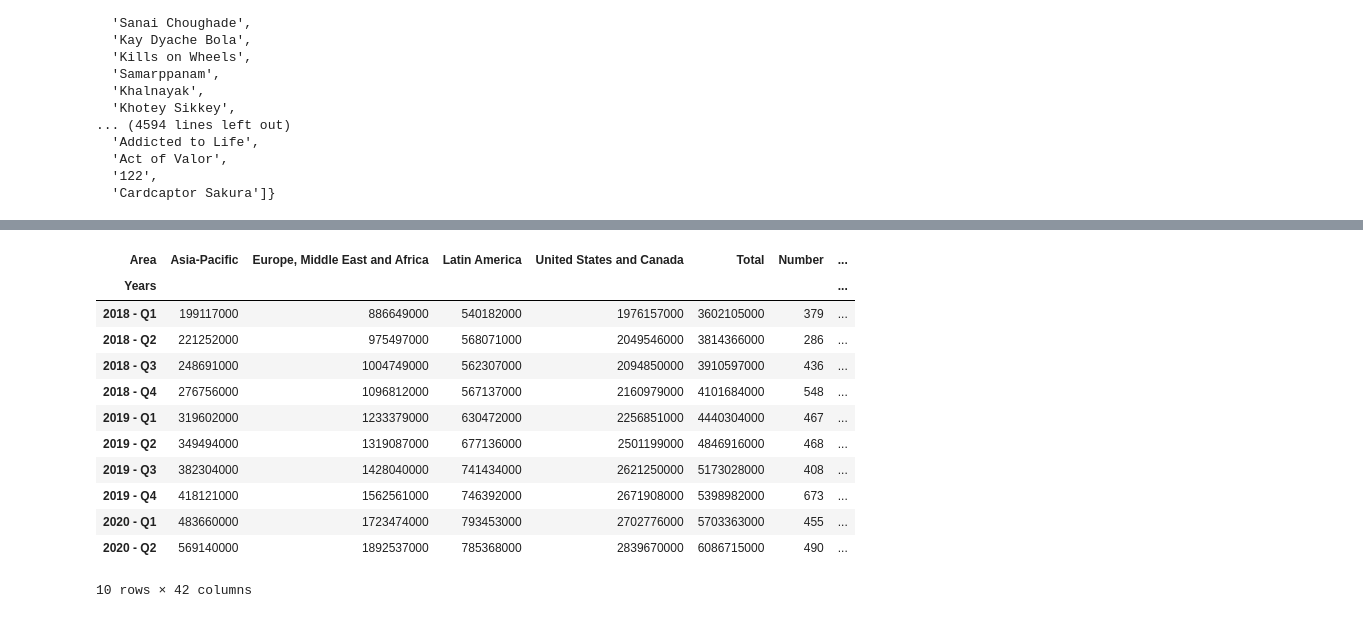
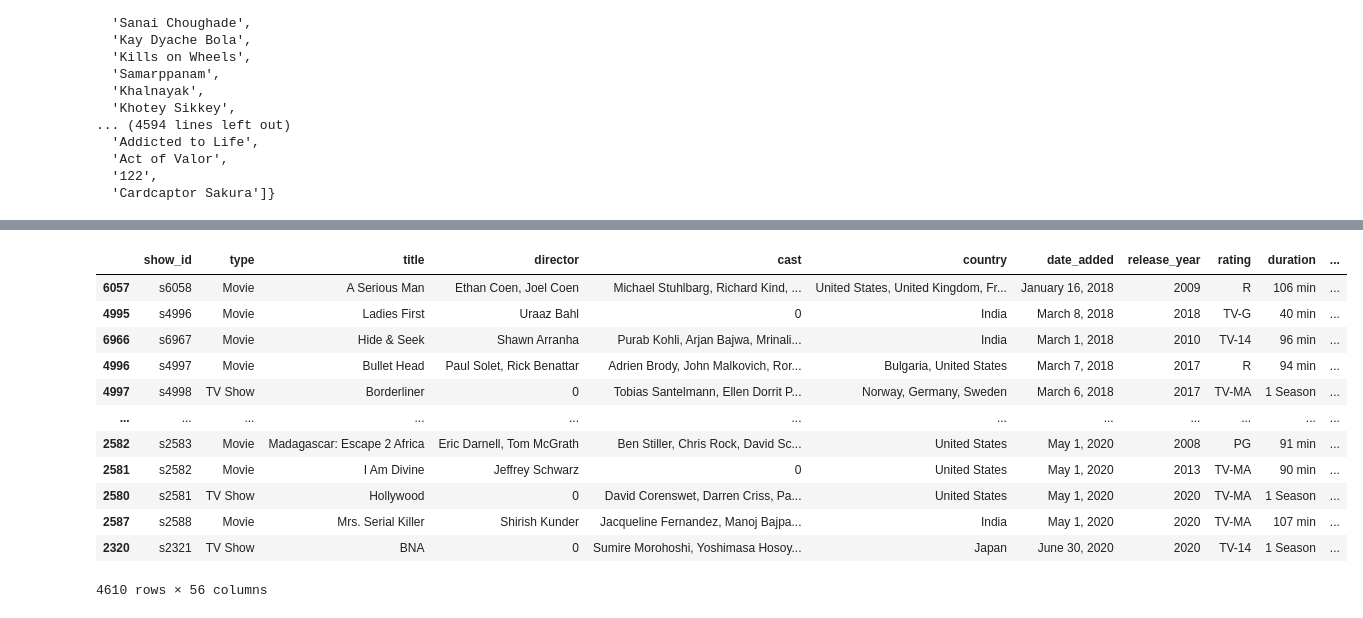
Before and after one commit to Yeyeong99/Aiffel_Datathon, a Jupyter notebook: 4 ott basic eda 1.ipynb, the cells around one changed output, grey strips where cells are left out. Drawn from its saved outputs; the diff is of its cells as text; code cells hidden in the pictures.

```diff
--- a/4 ott basic eda 1.ipynb
+++ b/4 ott basic eda 1.ipynb
@@ -1059,6 +1059,3 @@ quarter_title
   'Act of Valor',
   '122',
   'Cardcaptor Sakura']}
-# %%
-net_basic['genre'] = net_basic['listed_in'].apply(lambda x: x.split(',')[0])
-net_basic.head()
@@ -1072,8 +1062,7 @@ net_basic.head()
-# %%
-net_basic['count'] = 1
 # %%
 net_quarter = net_basic[net_basic['quarter_added'].isin(list(net_reven.index))]
-net_quarter.sort_values(by='quarter_added')
+net_quarter_sort = net_quarter.sort_values(by='quarter_added')
+net_quarter_sort
 # %% [output]
 |  | show_id | type | title | director | cast | country | date_added | release_year | rating | duration | ... |
 | 6057 | s6058 | Movie | A Serious Man | Ethan Coen, Joel Coen | Michael Stuhlbarg, Richard Kind, ... | United States, United Kingdom, Fr... | January 16, 2018 | 2009 | R | 106 min | ... |
@@ -1108,18 +1080,21 @@ quarter_genre.reset_index(drop=False)
+# %%
+genre = list(set(net_mg + net_tg))
 # %%
-for i in list(net_basic['genre']):
-    net_reven[i] = 0
-net_reven
+for i in genre:
+    net_quarter_sort[i] = 0
+net_quarter_sort = net_quarter_sort.fillna(0)
+net_quarter_sort
 # %% [output]
-| Area | Asia-Pacific | Europe, Middle East and Africa | Latin America | United States and Canada | Total | Number | ... |
-| Years |  |  |  |  |  |  | ... |
-| 2018 - Q1 | 199117000 | 886649000 | 540182000 | 1976157000 | 3602105000 | 379 | ... |
-| 2018 - Q2 | 221252000 | 975497000 | 568071000 | 2049546000 | 3814366000 | 286 | ... |
-| 2018 - Q3 | 248691000 | 1004749000 | 562307000 | 2094850000 | 3910597000 | 436 | ... |
-| 2018 - Q4 | 276756000 | 1096812000 | 567137000 | 2160979000 | 4101684000 | 548 | ... |
-| 2019 - Q1 | 319602000 | 1233379000 | 630472000 | 2256851000 | 4440304000 | 467 | ... |
-| 2019 - Q2 | 349494000 | 1319087000 | 677136000 | 2501199000 | 4846916000 | 468 | ... |
-| 2019 - Q3 | 382304000 | 1428040000 | 741434000 | 2621250000 | 5173028000 | 408 | ... |
-| 2019 - Q4 | 418121000 | 1562561000 | 746392000 | 2671908000 | 5398982000 | 673 | ... |
-| 2020 - Q1 | 483660000 | 1723474000 | 793453000 | 2702776000 | 5703363000 | 455 | ... |
-| 2020 - Q2 | 569140000 | 1892537000 | 785368000 | 2839670000 | 6086715000 | 490 | ... |
+|  | show_id | type | title | director | cast | country | date_added | release_year | rating | duration | ... |
+| 6057 | s6058 | Movie | A Serious Man | Ethan Coen, Joel Coen | Michael Stuhlbarg, Richard Kind, ... | United States, United Kingdom, Fr... | January 16, 2018 | 2009 | R | 106 min | ... |
+| 4995 | s4996 | Movie | Ladies First | Uraaz Bahl | 0 | India | March 8, 2018 | 2018 | TV-G | 40 min | ... |
+| 6966 | s6967 | Movie | Hide & Seek | Shawn Arranha | Purab Kohli, Arjan Bajwa, Mrinali... | India | March 1, 2018 | 2010 | TV-14 | 96 min | ... |
+| 4996 | s4997 | Movie | Bullet Head | Paul Solet, Rick Benattar | Adrien Brody, John Malkovich, Ror... | Bulgaria, United States | March 7, 2018 | 2017 | R | 94 min | ... |
+| 4997 | s4998 | TV Show | Borderliner | 0 | Tobias Santelmann, Ellen Dorrit P... | Norway, Germany, Sweden | March 6, 2018 | 2017 | TV-MA | 1 Season | ... |
+| ... | ... | ... | ... | ... | ... | ... | ... | ... | ... | ... | ... |
+| 2582 | s2583 | Movie | Madagascar: Escape 2 Africa | Eric Darnell, Tom McGrath | Ben Stiller, Chris Rock, David Sc... | United States | May 1, 2020 | 2008 | PG | 91 min | ... |
+| 2581 | s2582 | Movie | I Am Divine | Jeffrey Schwarz | 0 | United States | May 1, 2020 | 2013 | TV-MA | 90 min | ... |
+| 2580 | s2581 | TV Show | Hollywood | 0 | David Corenswet, Darren Criss, Pa... | United States | May 1, 2020 | 2020 | TV-MA | 1 Season | ... |
+| 2587 | s2588 | Movie | Mrs. Serial Killer | Shirish Kunder | Jacqueline Fernandez, Manoj Bajpa... | India | May 1, 2020 | 2020 | TV-MA | 107 min | ... |
+| 2320 | s2321 | TV Show | BNA | 0 | Sumire Morohoshi, Yoshimasa Hosoy... | Japan | June 30, 2020 | 2020 | TV-14 | 1 Season | ... |
-10 rows × 42 columns
+4610 rows × 56 columns
```
Also changed, not shown: parts of 10 cells of this notebook.
